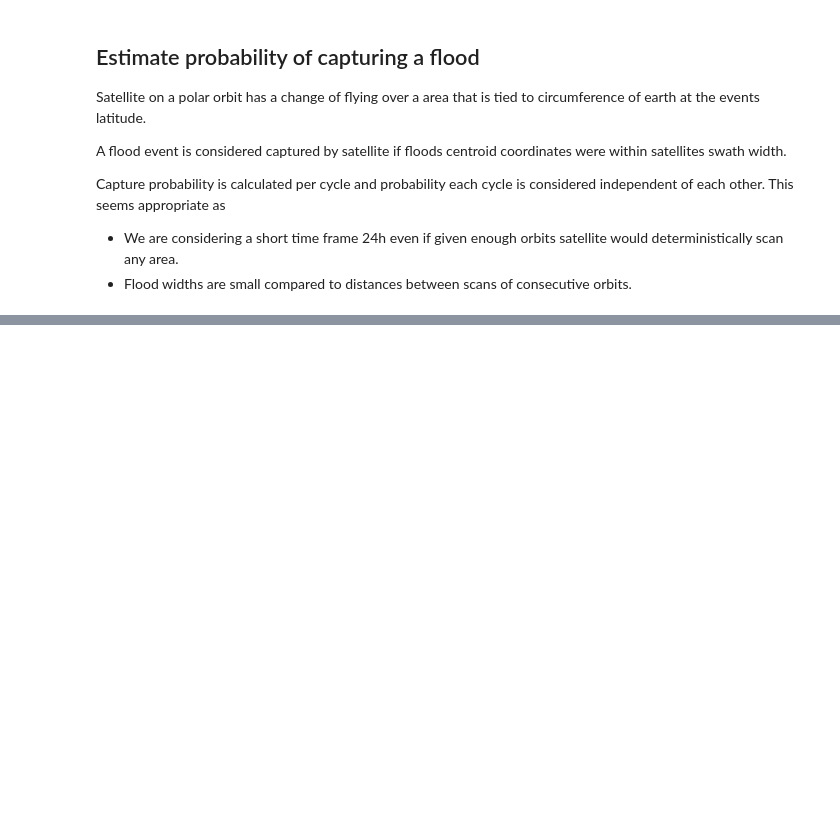
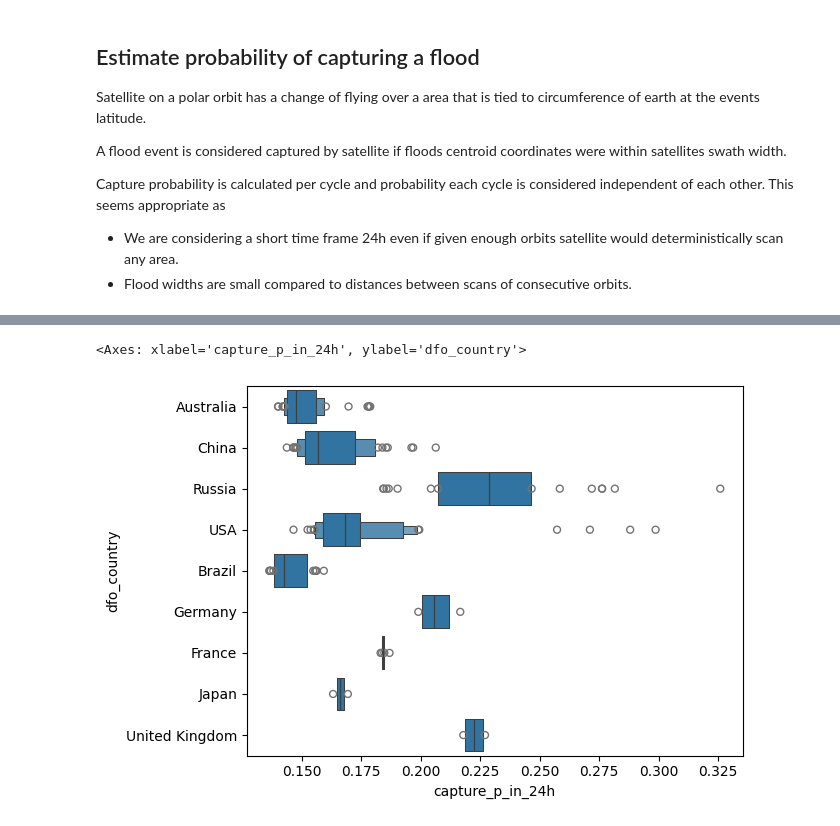
Before and after one commit to vkopo/flood, a Jupyter notebook: flood.ipynb, the cells around one changed output, grey strips where cells are left out. Cells and saved outputs as stored; diff of their text form; code cells hidden in the pictures; blank space fills up the shorter version.

```diff
--- a/flood.ipynb
+++ b/flood.ipynb
@@ -79,0 +139,8 @@ properties.to_csv('properties.tsv', sep = '\t')
+# %%
+floods_df["dfo_country"].unique()
+big_countries = floods_df.loc[floods_df["dfo_country"].isin(['Australia', 'China', 'Russia', 'USA', 'Germany', 'France', 'Brazil', 'Japan', 'United Kingdom'])]
+# %%
+sns.boxenplot(data=big_countries, x="capture_p_in_24h", y="dfo_country")
+# %% [output]
+<Axes: xlabel='capture_p_in_24h', ylabel='dfo_country'>
+[figure, added]
```
Also changed, not shown: parts of 11 cells of this notebook.
